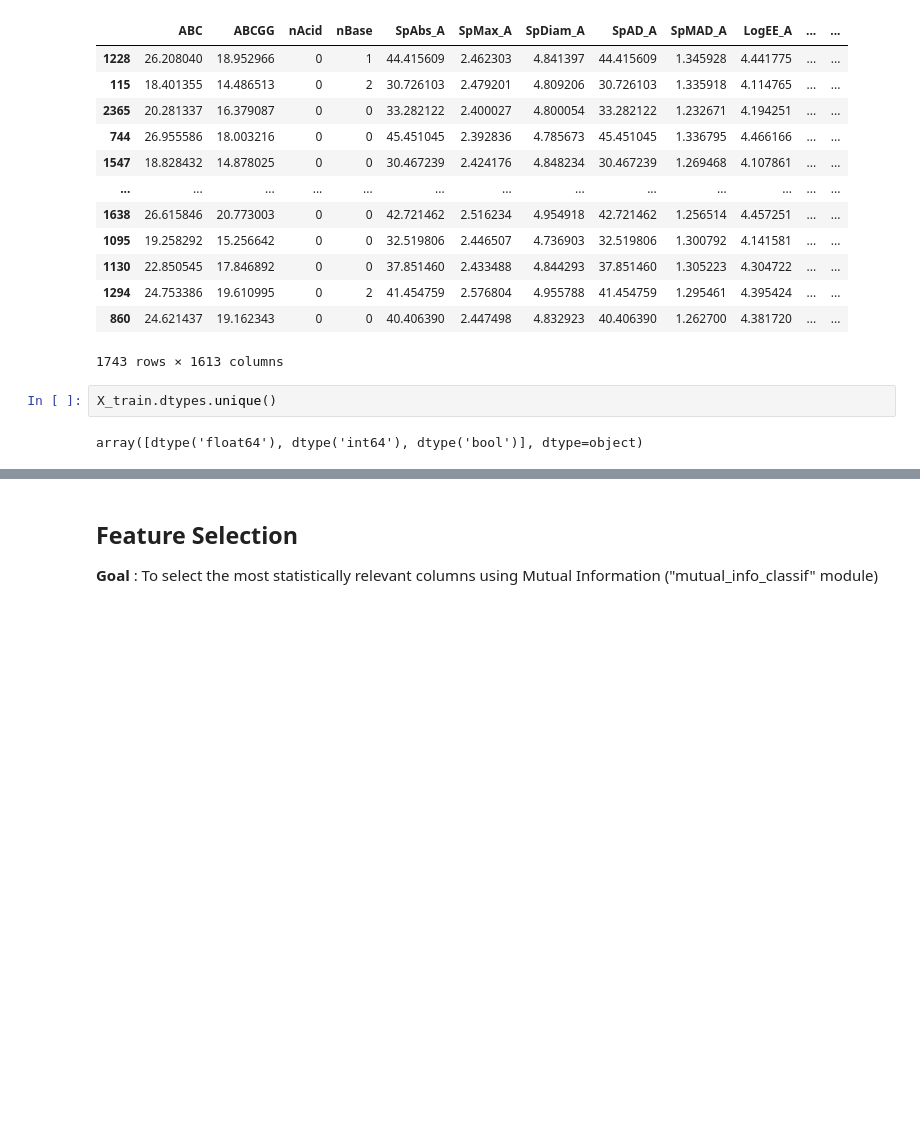
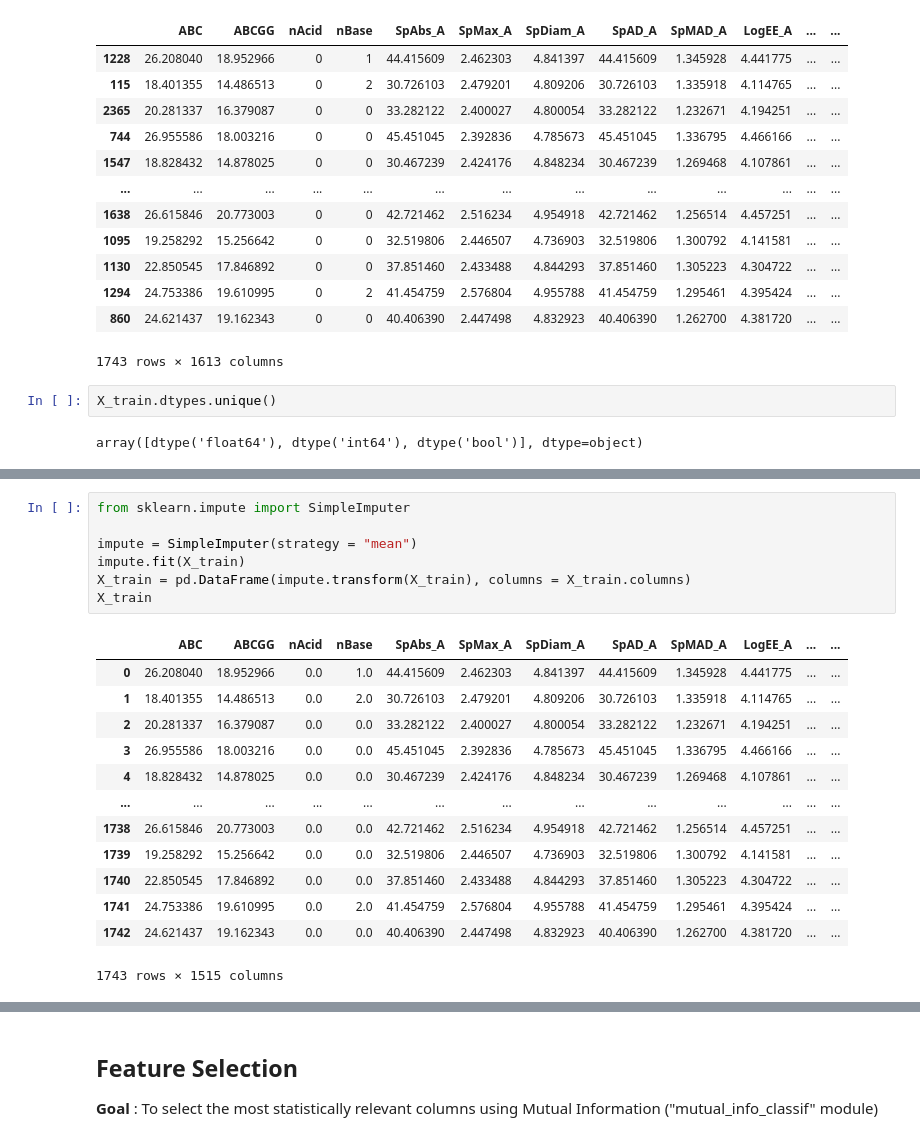
Before and after one commit to EugeneLamptey/VP16, a Jupyter notebook: FinalYearProject.ipynb, the cells around one changed output, grey strips where cells are left out. Drawn from its saved outputs; the diff is of its cells as text; blank space fills up the shorter version.

```diff
--- a/FinalYearProject.ipynb
+++ b/FinalYearProject.ipynb
@@ -628,0 +629,21 @@ X_train
+# %%
+from sklearn.impute import SimpleImputer
+
+impute = SimpleImputer(strategy = "mean")
+impute.fit(X_train)
+X_train = pd.DataFrame(impute.transform(X_train), columns = X_train.columns)
+X_train
+# %% [output]
+|  | ABC | ABCGG | nAcid | nBase | SpAbs_A | SpMax_A | SpDiam_A | SpAD_A | SpMAD_A | LogEE_A | ... | ... |
+| 0 | 26.208040 | 18.952966 | 0.0 | 1.0 | 44.415609 | 2.462303 | 4.841397 | 44.415609 | 1.345928 | 4.441775 | ... | ... |
+| 1 | 18.401355 | 14.486513 | 0.0 | 2.0 | 30.726103 | 2.479201 | 4.809206 | 30.726103 | 1.335918 | 4.114765 | ... | ... |
+| 2 | 20.281337 | 16.379087 | 0.0 | 0.0 | 33.282122 | 2.400027 | 4.800054 | 33.282122 | 1.232671 | 4.194251 | ... | ... |
+| 3 | 26.955586 | 18.003216 | 0.0 | 0.0 | 45.451045 | 2.392836 | 4.785673 | 45.451045 | 1.336795 | 4.466166 | ... | ... |
+| 4 | 18.828432 | 14.878025 | 0.0 | 0.0 | 30.467239 | 2.424176 | 4.848234 | 30.467239 | 1.269468 | 4.107861 | ... | ... |
+| ... | ... | ... | ... | ... | ... | ... | ... | ... | ... | ... | ... | ... |
+| 1738 | 26.615846 | 20.773003 | 0.0 | 0.0 | 42.721462 | 2.516234 | 4.954918 | 42.721462 | 1.256514 | 4.457251 | ... | ... |
+| 1739 | 19.258292 | 15.256642 | 0.0 | 0.0 | 32.519806 | 2.446507 | 4.736903 | 32.519806 | 1.300792 | 4.141581 | ... | ... |
+| 1740 | 22.850545 | 17.846892 | 0.0 | 0.0 | 37.851460 | 2.433488 | 4.844293 | 37.851460 | 1.305223 | 4.304722 | ... | ... |
+| 1741 | 24.753386 | 19.610995 | 0.0 | 2.0 | 41.454759 | 2.576804 | 4.955788 | 41.454759 | 1.295461 | 4.395424 | ... | ... |
+| 1742 | 24.621437 | 19.162343 | 0.0 | 0.0 | 40.406390 | 2.447498 | 4.832923 | 40.406390 | 1.262700 | 4.381720 | ... | ... |
+1743 rows × 1515 columns
```
Also changed, not shown: parts of 41 cells of this notebook, 2 other files.
